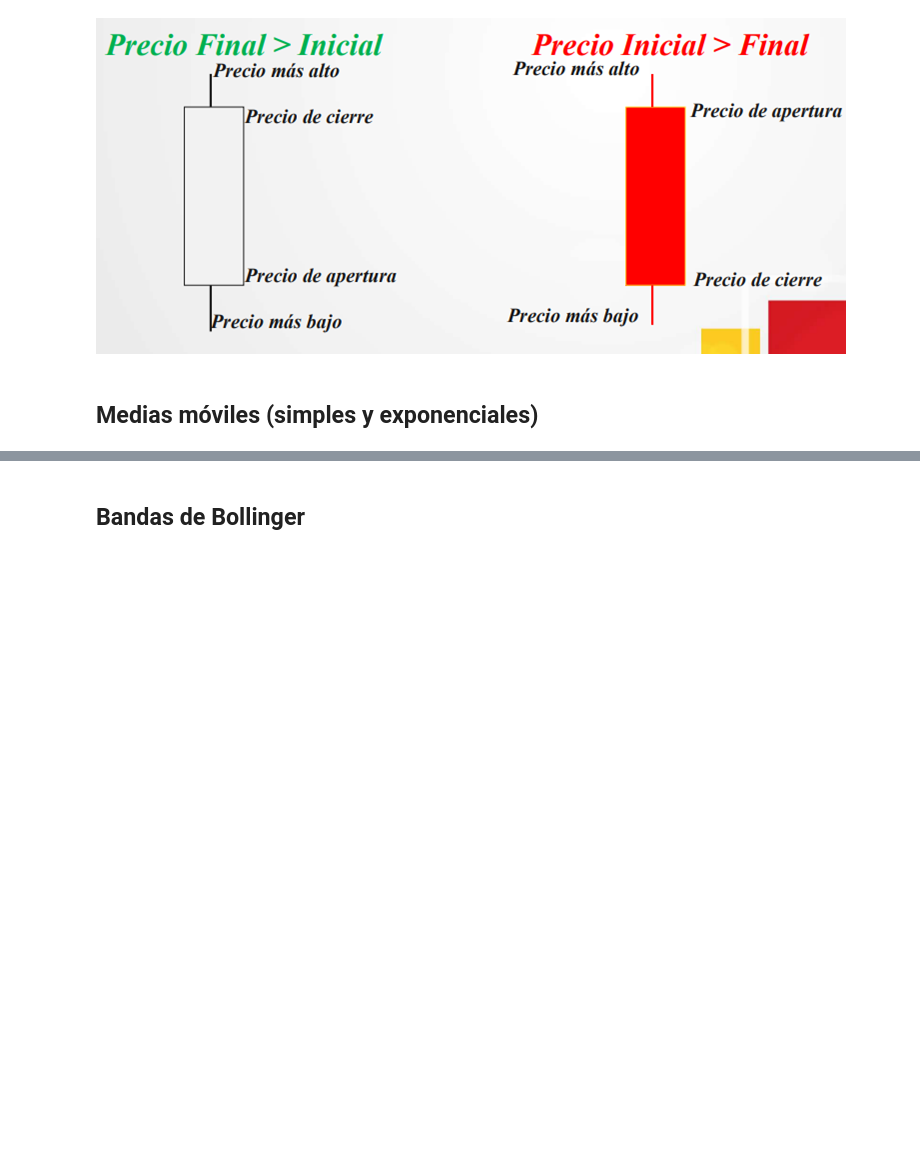
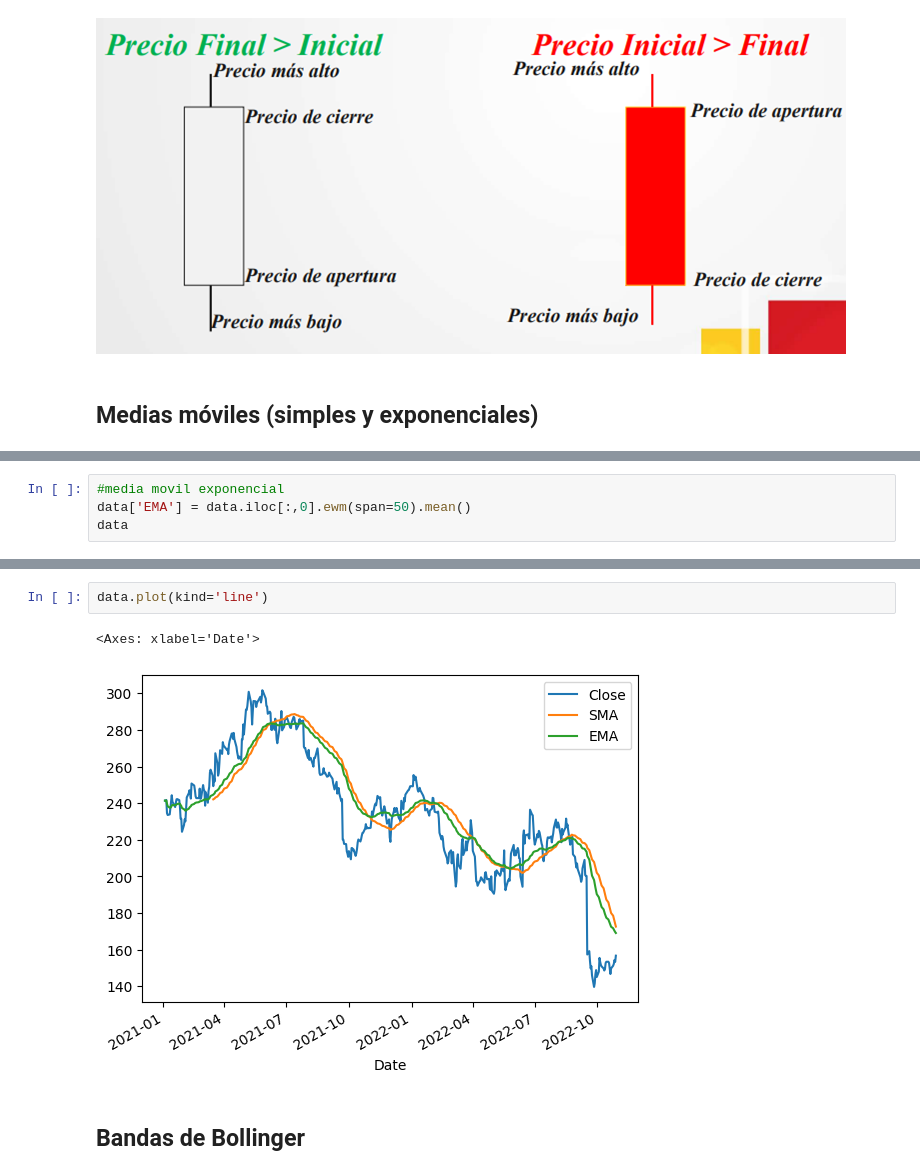
Before and after one commit to gabilang12/finanzas_corporativas, a Jupyter notebook: fc_parte_9.ipynb, the cells around one changed output, grey strips where cells are left out. Cells and saved outputs as stored; diff of their text form; blank space fills up the shorter version.

```diff
--- a/fc_parte_9.ipynb
+++ b/fc_parte_9.ipynb
@@ -265,0 +202,4 @@ ModuleNotFoundError: No module named 'talib'
+# %%
+#media movil exponencial
+data['EMA'] = data.iloc[:,0].ewm(span=50).mean()
+data
@@ -266,2 +221,7 @@ ModuleNotFoundError: No module named 'talib'
+# %%
+data.plot(kind='line')
+# %% [output]
+<Axes: xlabel='Date'>
+[figure, added]
 # %% [markdown]
 ## Bandas de Bollinger
```
Also changed, not shown: parts of 28 cells of this notebook.
